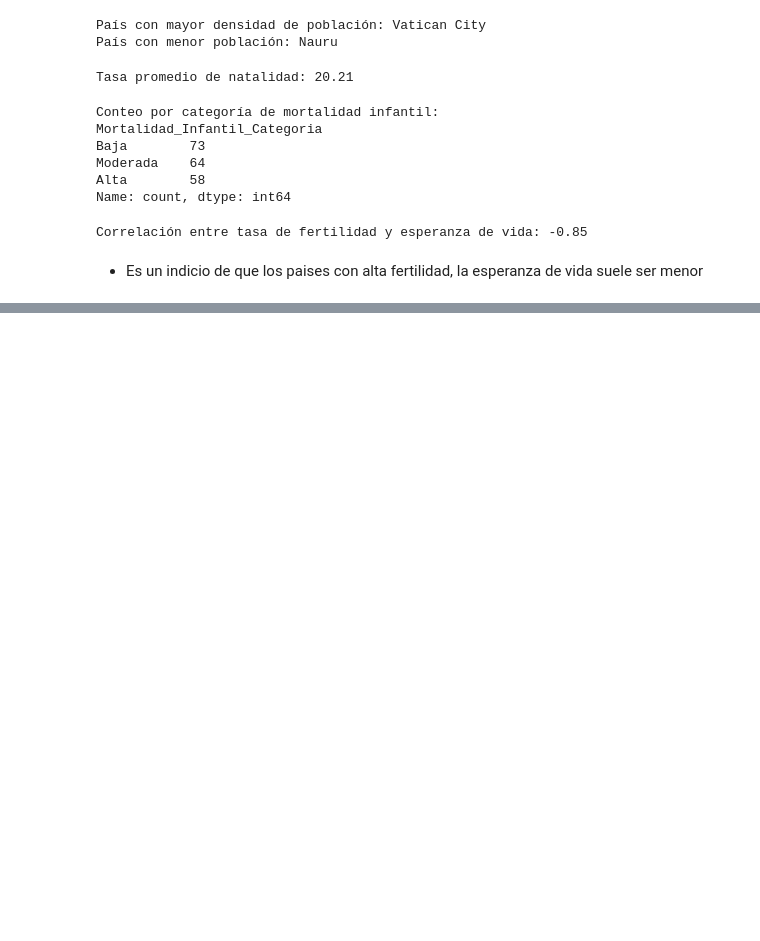
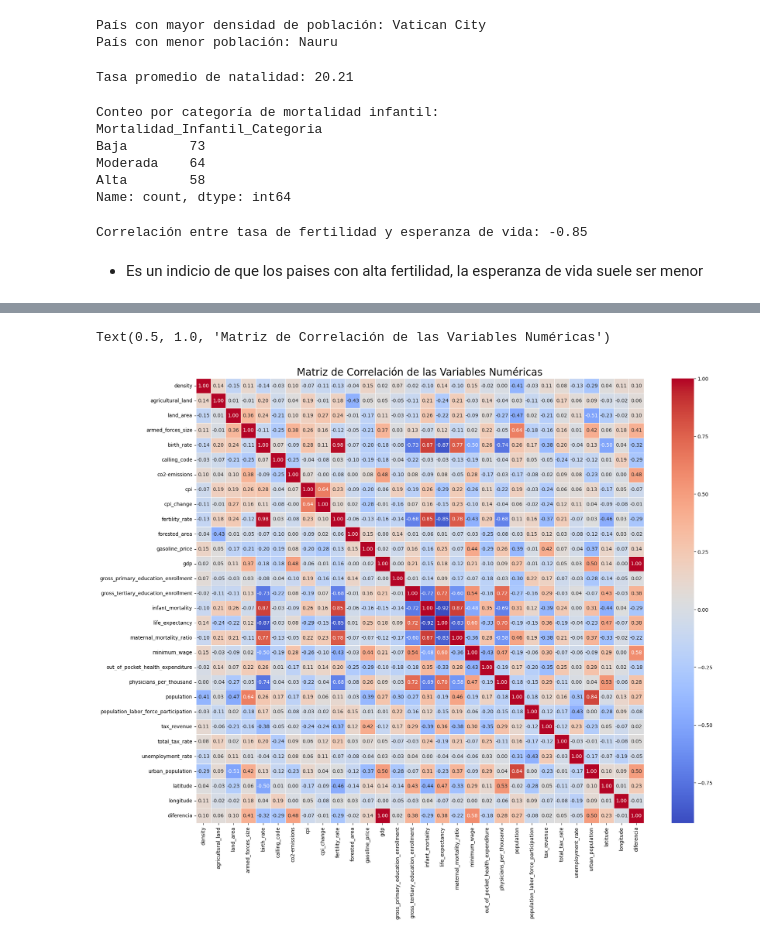
Before and after one commit to Aniitaa7/pairprogramming-mod-3-ANA_YOLANDA, a Jupyter notebook: 2-estadistica-descriptiva-pairprogramming-mod-3-ANA_YOLANDA.ipynb, the cells around one changed output, grey strips where cells are left out. Drawn from its saved outputs; the diff is of its cells as text; code cells hidden in the pictures; blank space fills up the shorter version.

```diff
--- a/2-estadistica-descriptiva-pairprogramming-mod-3-ANA_YOLANDA.ipynb
+++ b/2-estadistica-descriptiva-pairprogramming-mod-3-ANA_YOLANDA.ipynb
@@ -152,0 +167,5 @@ Correlación entre tasa de fertilidad y esperanza de vida: -0.85
+# %%
+# 7. Encuentra el país con la mayor diferencia entre el "gdp" (Producto Interno Bruto) y el "co2-emissions"
+# (emisiones de dióxido de carbono).
+
+df['diferencia'] = abs(df['gdp'] - df['co2-emissions'])
@@ -152,0 +197,13 @@ Correlación entre tasa de fertilidad y esperanza de vida: -0.85
+# %%
+# Seleccionar solo las columnas numéricas del DataFrame
+df_numeric = df.select_dtypes(include=['float64', 'int64'])
+# %%
+# Calcular la matriz de correlación solo para las columnas numéricas
+matriz_correlacion = df_numeric.corr()
+# %%
+plt.figure(figsize=(20, 16))
+sns.heatmap(matriz_correlacion, annot=True, cmap='coolwarm', fmt=".2f", linewidths=0.5, cbar=True)
+plt.title('Matriz de Correlación de las Variables Numéricas', fontsize=20)
+# %% [output]
+Text(0.5, 1.0, 'Matriz de Correlación de las Variables Numéricas')
+[figure, added]
```
Also changed, not shown: parts of 9 cells of this notebook.
